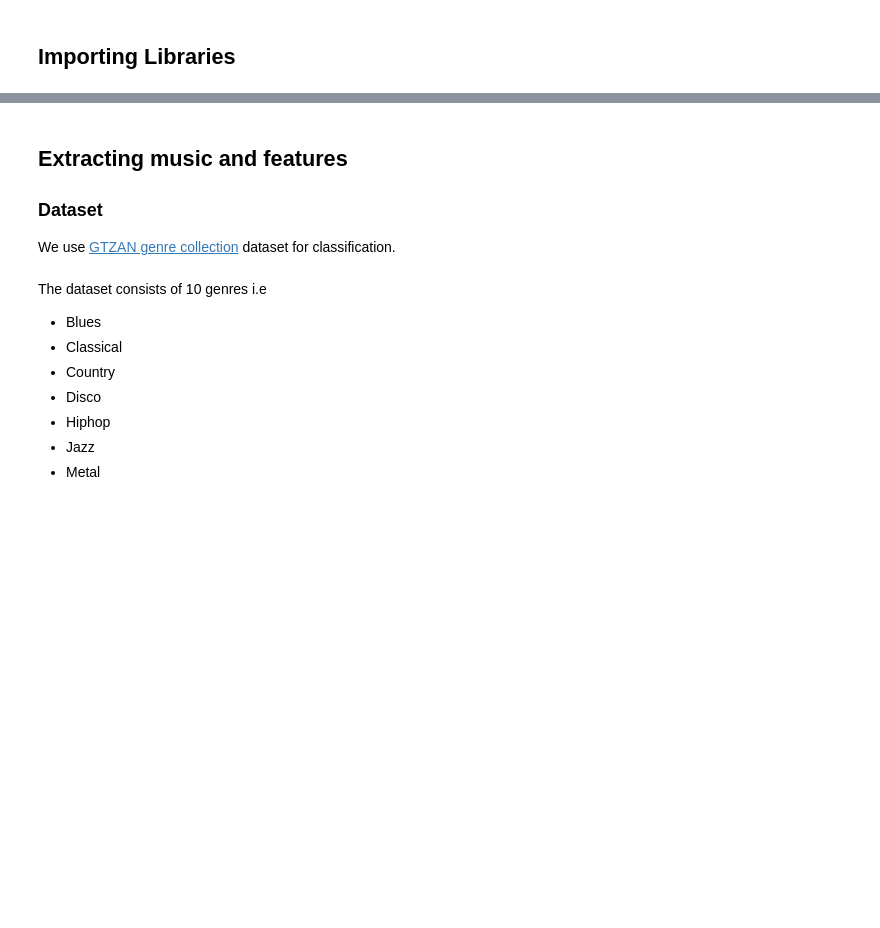
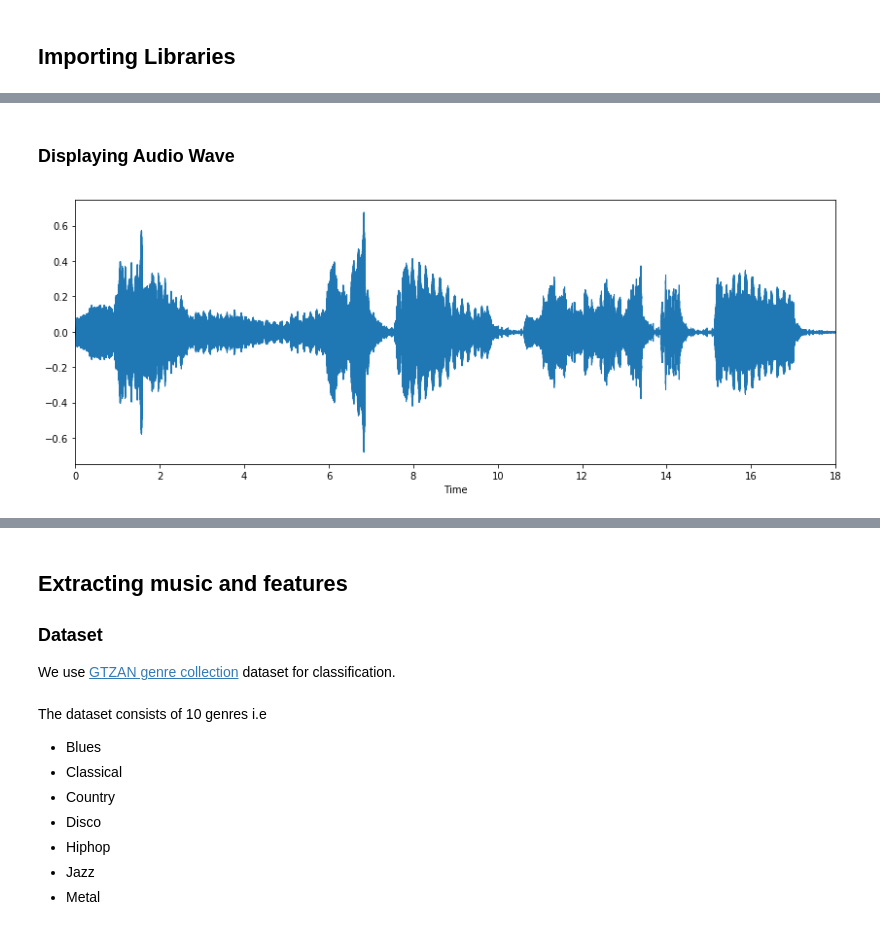
Before and after one commit to pecons/MusicClassifierAI2018-2, a Jupyter notebook: notebooks/createDataset.ipynb, the cells around one changed output, grey strips where cells are left out. Cells and saved outputs as stored; diff of their text form; code cells hidden in the pictures; blank space fills up the shorter version.

```diff
--- a/notebooks/createDataset.ipynb
+++ b/notebooks/createDataset.ipynb
@@ -16,0 +20,7 @@ import csv
+# %%
+warnings.filterwarnings('ignore')
+audio_path='../data/T08-violin.wav'
+x , sr = librosa.load(audio_path)
+print(type(x),type(sr))
+print(x.shape)
+print(sr)
@@ -16,0 +35,7 @@ import csv
+# %% [markdown]
+### Displaying Audio Wave
+# %%
+plt.figure(figsize=(14, 5))
+librosa.display.waveplot(x, sr=sr);
+# %% [output]
+[figure, added]
```
Also changed, not shown: parts of 12 cells of this notebook, 3 other files.
